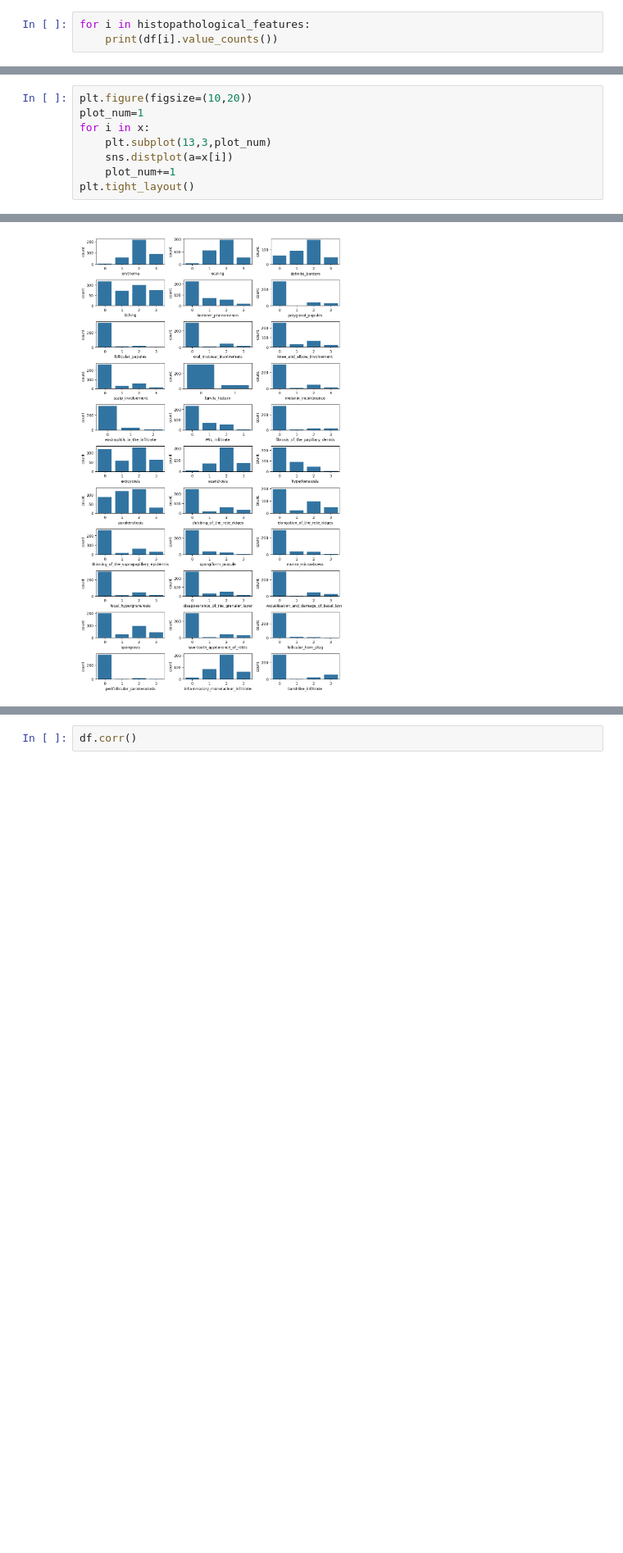
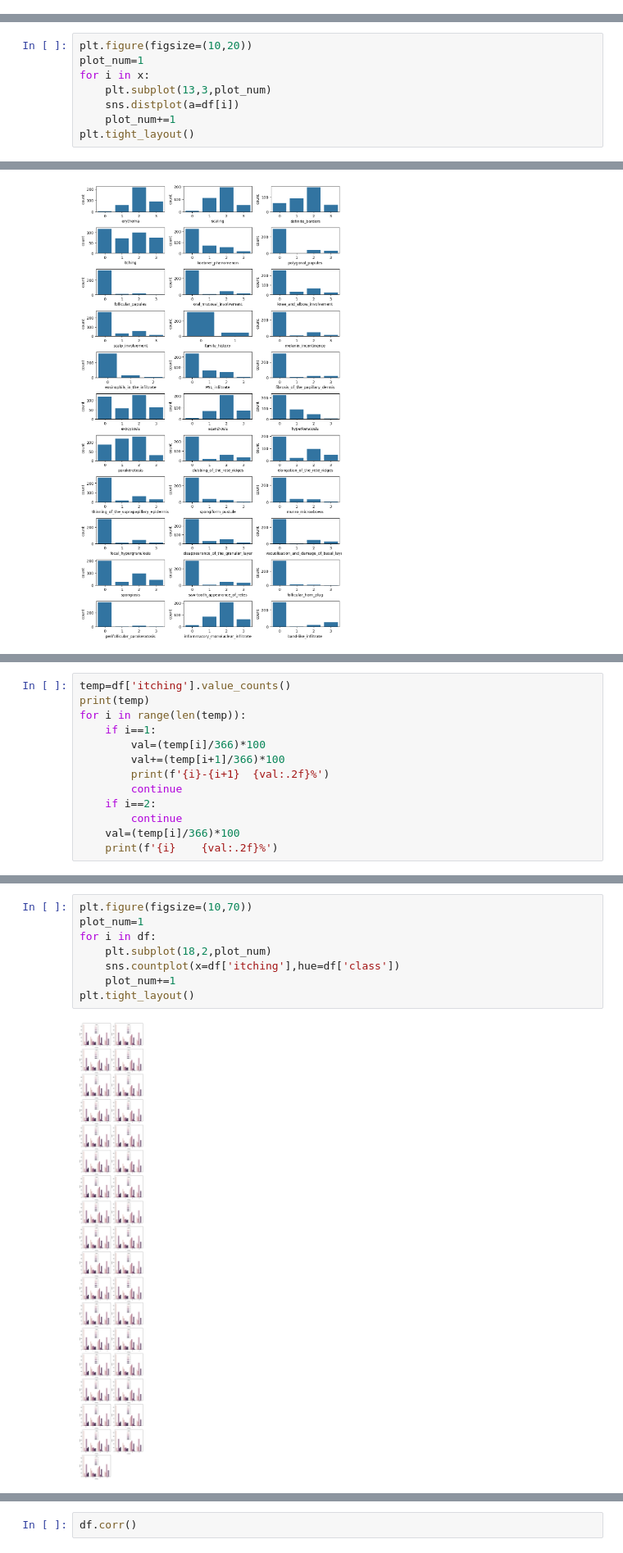
Before and after one commit to NuneShashank/Skin_Disorder, a Jupyter notebook: code.ipynb, the cells around one changed output, grey strips where cells are left out. Shown at 82% size. Drawn from its saved outputs; the diff is of its cells as text; blank space fills up the shorter version.

```diff
--- a/code.ipynb
+++ b/code.ipynb
@@ -112,3 +128,0 @@ Name: count, dtype: int64
-# %%
-for i in histopathological_features:
-    print(df[i].value_counts())
@@ -161,8 +154,0 @@ y=df['class']
-# %%
-plt.figure(figsize=(10,20))
-plot_num=1
-for i in x:
-    plt.subplot(13,3,plot_num)
-    sns.distplot(a=x[i])
-    plot_num+=1
-plt.tight_layout()
@@ -309,0 +208,8 @@ plt.show()
+# %%
+plt.figure(figsize=(10,20))
+plot_num=1
+for i in x:
+    plt.subplot(13,3,plot_num)
+    sns.distplot(a=df[i])
+    plot_num+=1
+plt.tight_layout()
@@ -344,0 +369,13 @@ plt.tight_layout()
+# %%
+temp=df['itching'].value_counts()
+print(temp)
+for i in range(len(temp)):
+    if i==1:
+        val=(temp[i]/366)*100
+        val+=(temp[i+1]/366)*100
+        print(f'{i}-{i+1}  {val:.2f}%')
+        continue
+    if i==2:
+        continue
+    val=(temp[i]/366)*100
+    print(f'{i}    {val:.2f}%')
@@ -344,0 +394,10 @@ plt.tight_layout()
+# %%
+plt.figure(figsize=(10,70))
+plot_num=1
+for i in df:
+    plt.subplot(18,2,plot_num)
+    sns.countplot(x=df['itching'],hue=df['class'])
+    plot_num+=1
+plt.tight_layout()
+# %% [output]
+[figure, added]
```
Also changed, not shown: parts of 23 cells of this notebook.
